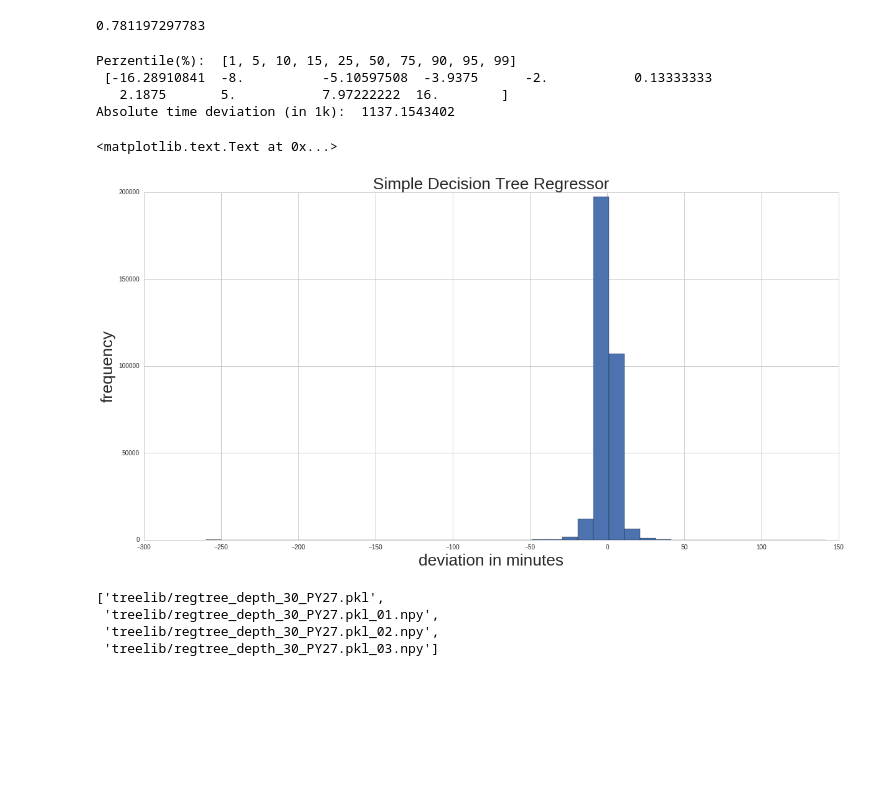
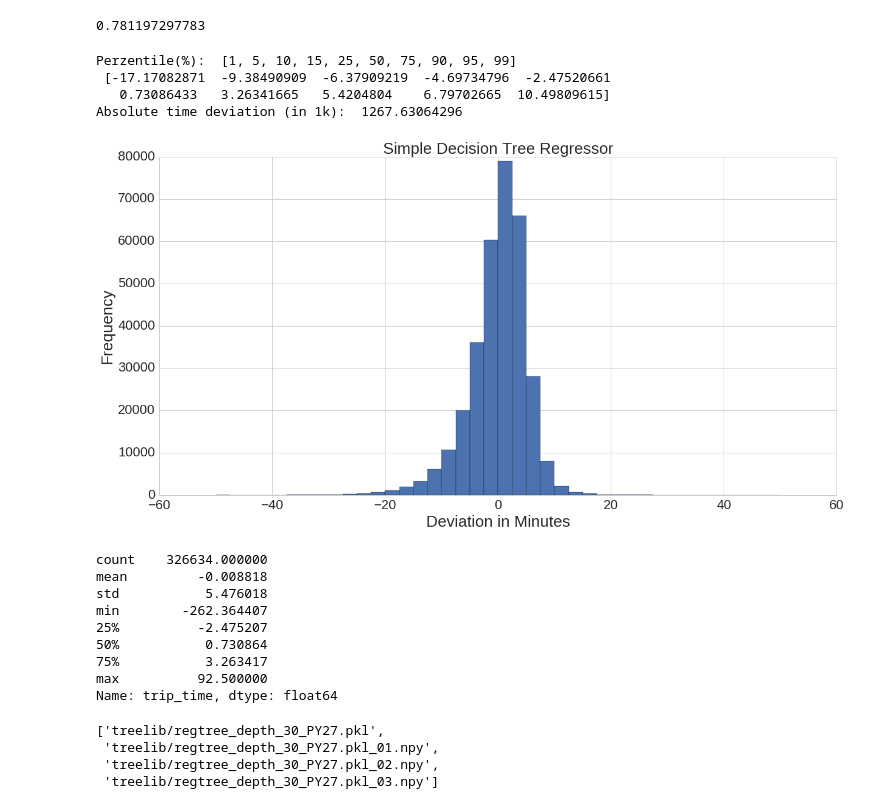
Before and after one commit to nikhase/nyc-taxi, a Jupyter notebook: weeklyAnalysis.ipynb, the cells around one changed output. Cells and saved outputs as stored; diff of their text form; code cells hidden in the pictures; blank space fills up the shorter version.

Commit message:
Added plot of error distribution of single tree regression Use 2013 tree to predict times in 2014!

```diff
--- a/weeklyAnalysis.ipynb
+++ b/weeklyAnalysis.ipynb
@@ -1045,0 +1054,2 @@ print(regtree.feature_importances_ ,
+# %%
+regtree = joblib.load('treelib/regtree_20x_depth_20_random_state_99.pkl')
@@ -1123,5 +1135,3 @@ np.cumsum(np.multiply(stats[0],stats[1]))[-1]
 len(x_train)
 # %% [output]
 2939699
-# %%
-mpl.rcParamsDefault
@@ -1376,22 +1370,34 @@ print(rd_regtree.score(X_test, y_test))
 # %% [output]
 0.781197297783
 # %%
-y_pred = regtree.predict(X_test)
+y_pred = regtree.predict(x_test)
 np.linalg.norm(np.ceil(y_pred)-y_test)
 diff = (y_pred-y_test)
 # plt.figure(figsize=(12,10)) # not needed. set values globally
-plt.hist(diff.values, bins=40)
+plt.hist(diff.values, bins=40, range=[-50,50], align='mid')
 print('Perzentile(%): ', [1,5,10,15,25,50,75,90,95,99], '\n', np.percentile(diff.values, [1,5,10,15,25,50,75,90,95,99]))
 print('Absolute time deviation (in 1k): ', sum(abs(diff))/1000)
 plt.title('Simple Decision Tree Regressor')
-plt.xlabel('deviation in minutes')
-plt.ylabel('frequency')
+plt.xlabel('Deviation in Minutes')
+plt.ylabel('Frequency')
+plt.savefig('figures/simple_tree_error.eps', format='eps', dpi=1000)
 # %% [output]
 Perzentile(%):  [1, 5, 10, 15, 25, 50, 75, 90, 95, 99]
- [-16.28910841  -8.          -5.10597508  -3.9375      -2.           0.13333333
-   2.1875       5.           7.97222222  16.        ]
-Absolute time deviation (in 1k):  1137.1543402
+ [-17.17082871  -9.38490909  -6.37909219  -4.69734796  -2.47520661
+   0.73086433   3.26341665   5.4204804    6.79702665  10.49809615]
+Absolute time deviation (in 1k):  1267.63064296
-<matplotlib.text.Text at 0x...>
-[figure, old version]
+[figure, new version]
+# %%
+diff.describe()
+# %% [output]
+count    326634.000000
+mean         -0.008818
+std           5.476018
+min        -262.364407
+25%          -2.475207
+50%           0.730864
+75%           3.263417
+max          92.500000
+Name: trip_time, dtype: float64
 # %%
 from sklearn.externals import joblib
```
Also changed, not shown: parts of 5 cells of this notebook.
